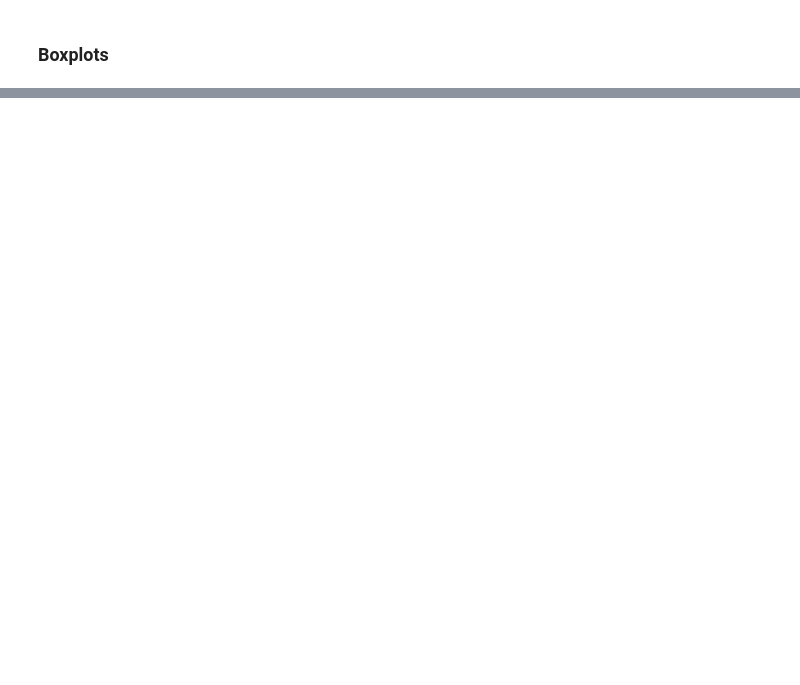
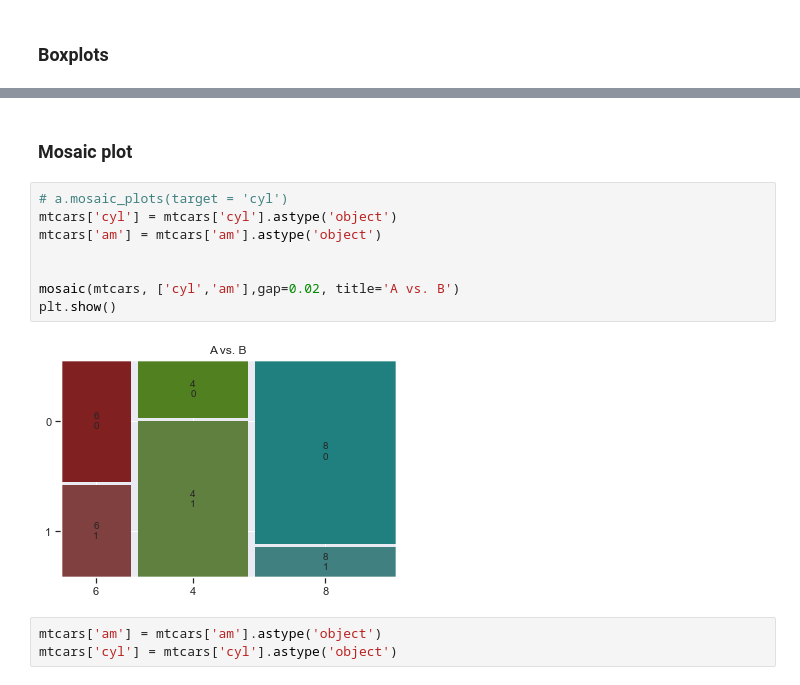
Before and after one commit to GrandPurpleOcelot/Auto-EDA, a Jupyter notebook: Auto_EDA.ipynb, the cells around one changed output, grey strips where cells are left out. Cells and saved outputs as stored; diff of their text form; blank space fills up the shorter version.

```diff
--- a/Auto_EDA.ipynb
+++ b/Auto_EDA.ipynb
@@ -508,0 +540,15 @@ a.boxplots(target = 'cyl')
+# %% [markdown]
+### Mosaic plot
+# %%
+# a.mosaic_plots(target = 'cyl')
+mtcars['cyl'] = mtcars['cyl'].astype('object')
+mtcars['am'] = mtcars['am'].astype('object')
+
+
+mosaic(mtcars, ['cyl','am'],gap=0.02, title='A vs. B')
+plt.show()
+# %% [output]
+[figure, added]
+# %%
+mtcars['am'] = mtcars['am'].astype('object')
+mtcars['cyl'] = mtcars['cyl'].astype('object')
```
Also changed, not shown: parts of 12 cells of this notebook.
